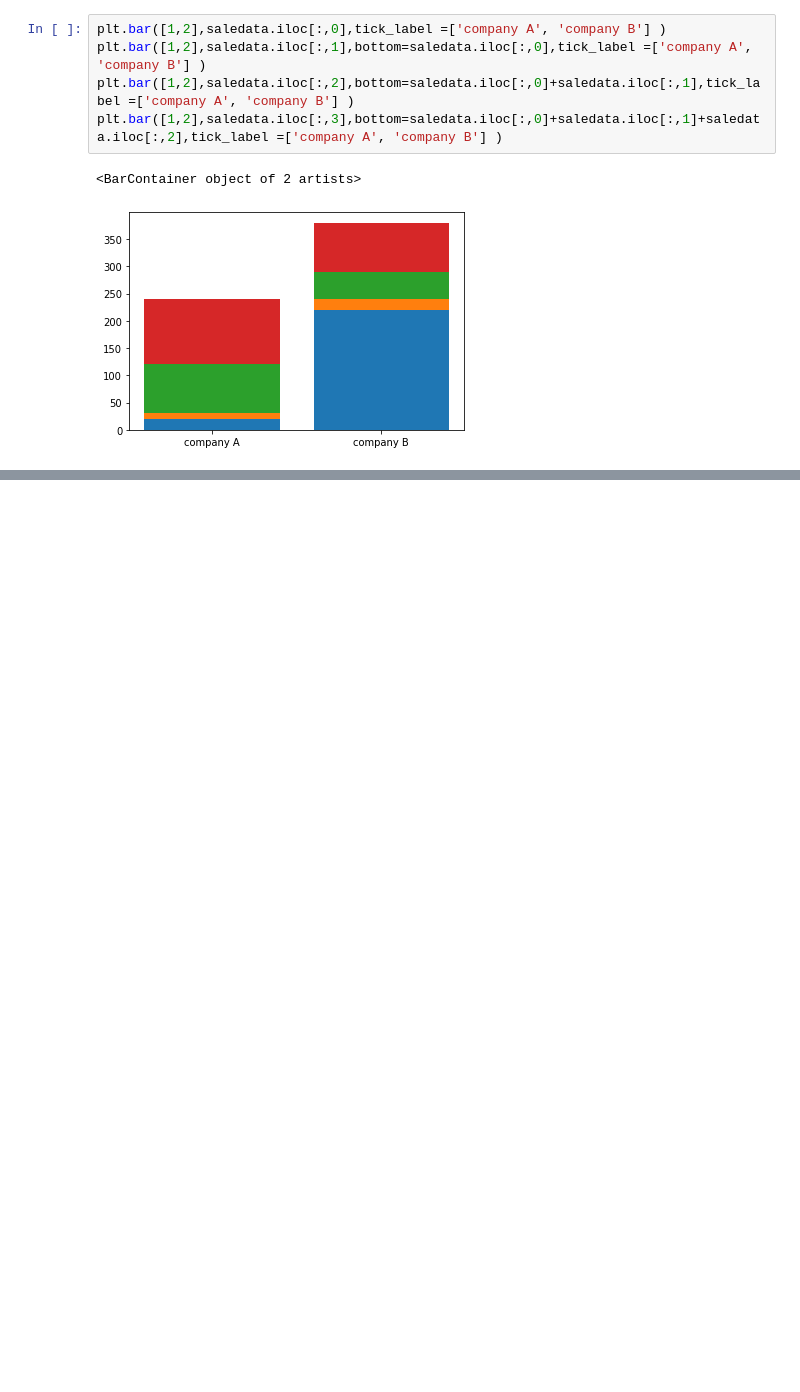
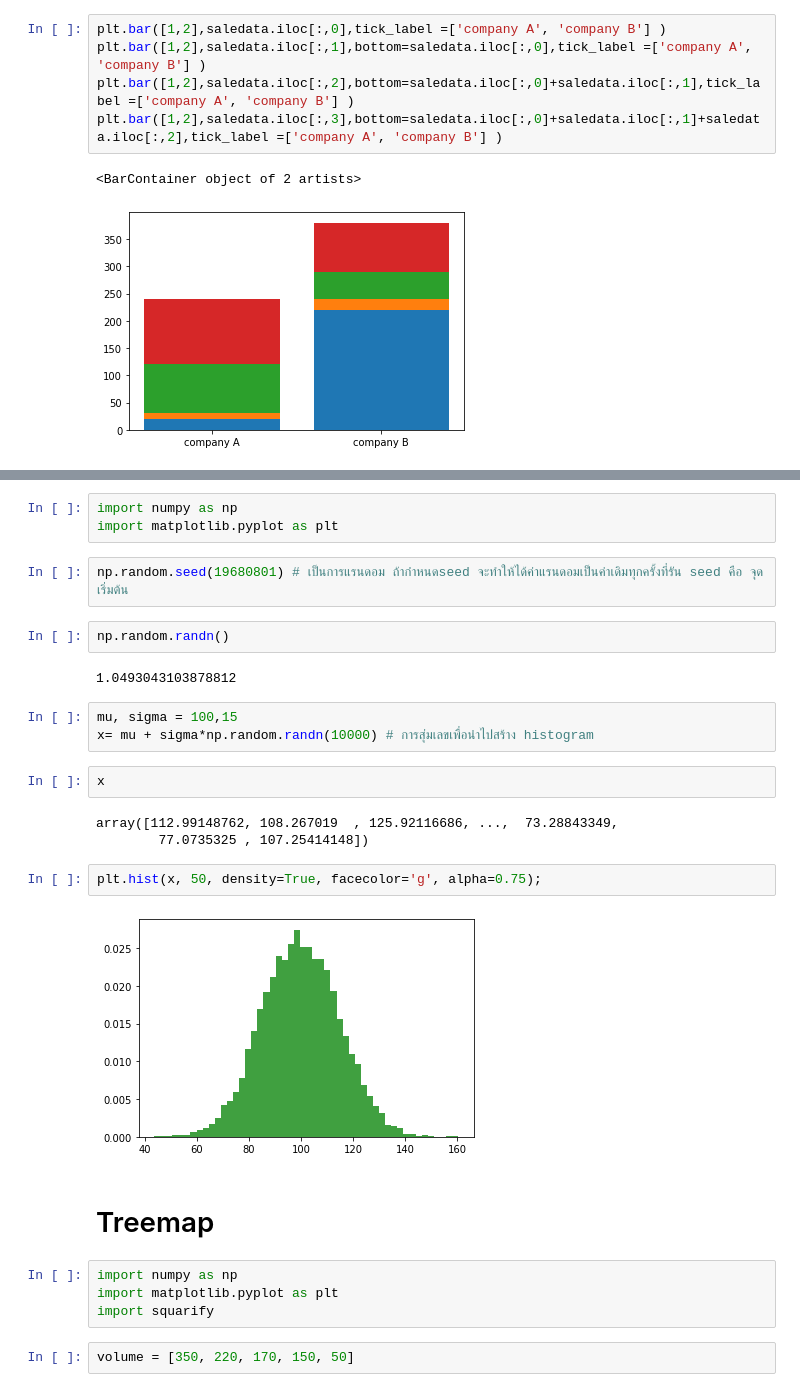
Before and after one commit to phuwanat300841/python_dataviz, a Jupyter notebook: Visualize Data Comparison.ipynb, the cells around one changed output, grey strips where cells are left out. Drawn from its saved outputs; the diff is of its cells as text; blank space fills up the shorter version.

```diff
--- a/Visualize Data Comparison.ipynb
+++ b/Visualize Data Comparison.ipynb
@@ -87,0 +90,29 @@ plt.bar([1,2],saledata.iloc[:,3],bottom=saledata.iloc[:,0]+saledata.iloc[:,1]+sa
+# %%
+import numpy as np
+import matplotlib.pyplot as plt
+# %%
+np.random.seed(19680801) # เป็นการแรนดอม ถ้ากำหนดseed จะทำให้ได้ค่าแรนดอมเป็นค่าเดิมทุกครั้งที่รัน seed คือ จุดเริ่มต้น
+# %%
+np.random.randn()
+# %% [output]
+1.0493043103878812
+# %%
+mu, sigma = 100,15
+x= mu + sigma*np.random.randn(10000) # การสุ่มเลขเพื่อนำไปสร้าง histogram
+# %%
+x
+# %% [output]
+array([112.99148762, 108.267019  , 125.92116686, ...,  73.28843349,
+        77.0735325 , 107.25414148])
+# %%
+plt.hist(x, 50, density=True, facecolor='g', alpha=0.75);
+# %% [output]
+[figure, added]
+# %% [markdown]
+# Treemap
+# %%
+import numpy as np
+import matplotlib.pyplot as plt
+import squarify
+# %%
+volume = [350, 220, 170, 150, 50]
```
Also changed, not shown: parts of 29 cells of this notebook.
